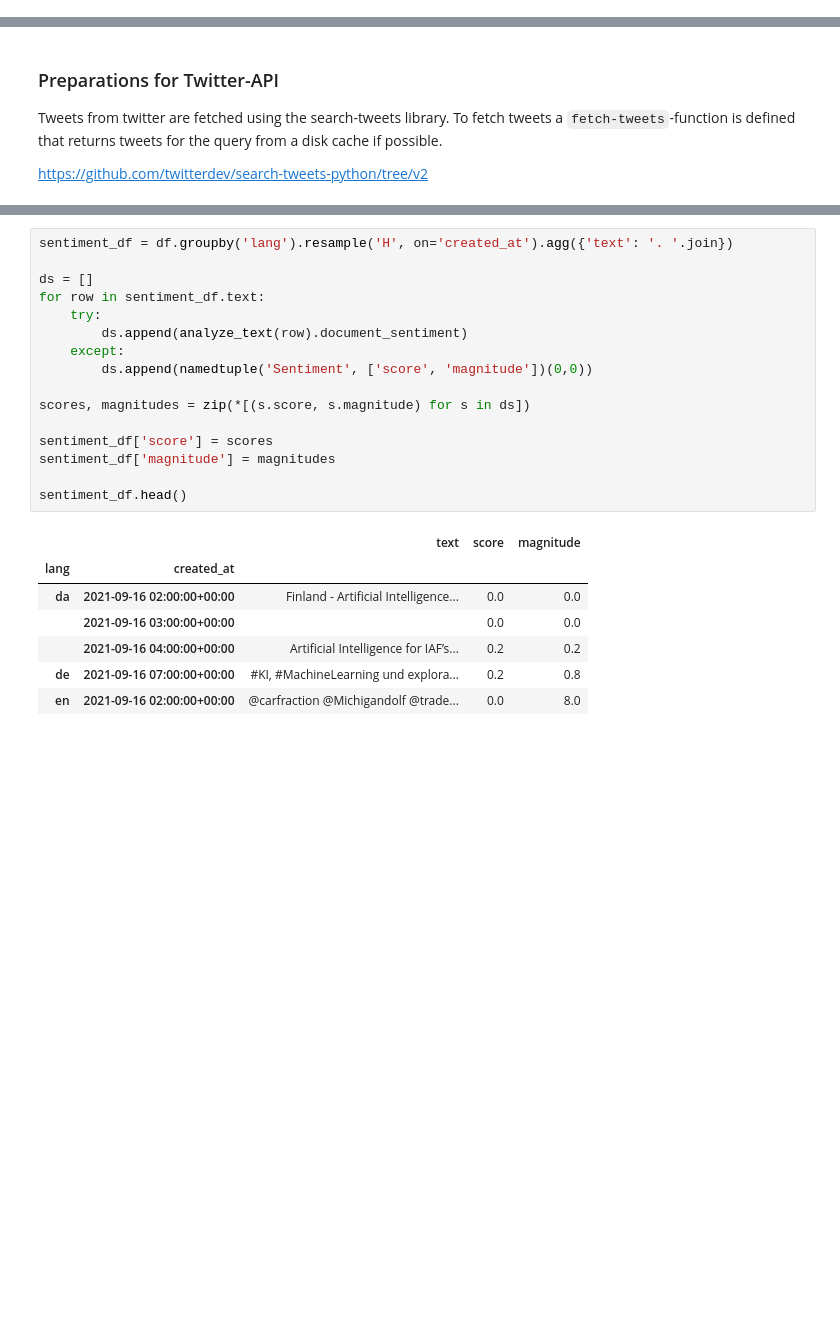
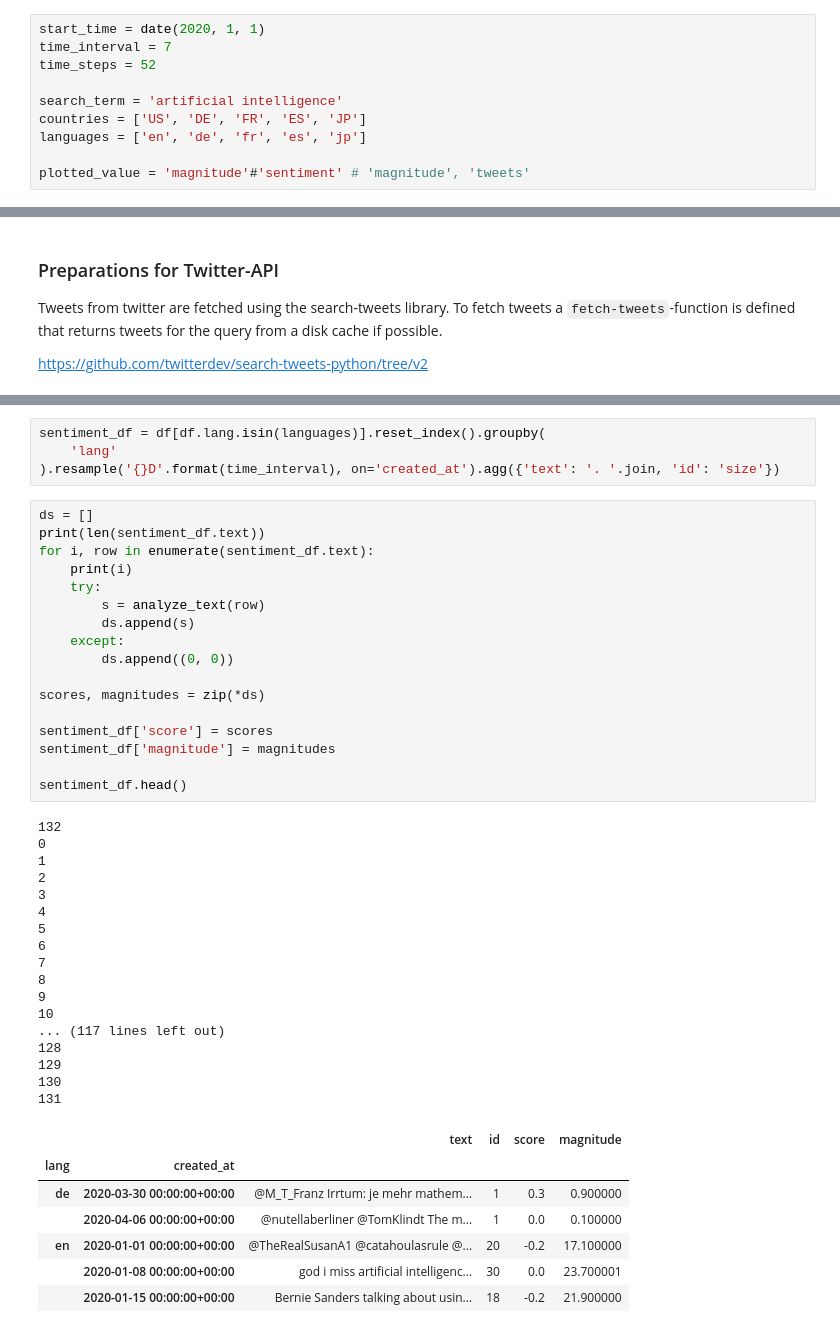
Before and after one commit to lukasleist/tud-is-sentiment, a Jupyter notebook: tool.ipynb, the cells around one changed output, grey strips where cells are left out. Cells and saved outputs as stored; diff of their text form; blank space fills up the shorter version.

```diff
--- a/tool.ipynb
+++ b/tool.ipynb
@@ -44,3 +51,13 @@ from searchtweets import ResultStream, gen_request_parameters, load_credentials
+# %%
+start_time = date(2020, 1, 1)
+time_interval = 7
+time_steps = 52
+
+search_term = 'artificial intelligence'
+countries = ['US', 'DE', 'FR', 'ES', 'JP']
+languages = ['en', 'de', 'fr', 'es', 'jp']
+
+plotted_value = 'magnitude'#'sentiment' # 'magnitude', 'tweets'
 # %% [markdown]
 ### Preparations Google NLP-API
 To authenticate against the Google NLP-API an enviromentvariable `GOOGLE_APPLICATION_CREDENTIALS` pointing to a credentials file must be present in the executing environment.
@@ -140,27 +227,49 @@ df.head()
+# %%
+sentiment_df = df[df.lang.isin(languages)].reset_index().groupby(
+    'lang'
+).resample('{}D'.format(time_interval), on='created_at').agg({'text': '. '.join, 'id': 'size'})
 # %%
-sentiment_df = df.groupby('lang').resample('H', on='created_at').agg({'text': '. '.join})
+ds = []
+print(len(sentiment_df.text))
+for i, row in enumerate(sentiment_df.text):
+    print(i)
+    try:
+        s = analyze_text(row)
+        ds.append(s)
+    except:
+        ds.append((0, 0))
 
-ds = []
-for row in sentiment_df.text:
-    try:
-        ds.append(analyze_text(row).document_sentiment)
-    except:
-        ds.append(namedtuple('Sentiment', ['score', 'magnitude'])(0,0))
-
-scores, magnitudes = zip(*[(s.score, s.magnitude) for s in ds])
+scores, magnitudes = zip(*ds)
 
 sentiment_df['score'] = scores
 sentiment_df['magnitude'] = magnitudes
 
 sentiment_df.head()
 # %% [output]
+132
+0
+1
+2
+3
+4
+5
+6
+7
+8
+9
+10
+... (117 lines left out)
+128
+129
+130
+131
-|  |  | text | score | magnitude |
-| lang | created_at |  |  |  |
-| da | 2021-09-16 02:00:00+00:00 | Finland - Artificial Intelligence... | 0.0 | 0.0 |
-|  | 2021-09-16 03:00:00+00:00 |  | 0.0 | 0.0 |
-|  | 2021-09-16 04:00:00+00:00 | Artificial Intelligence for IAF’s... | 0.2 | 0.2 |
-| de | 2021-09-16 07:00:00+00:00 | #KI, #MachineLearning und explora... | 0.2 | 0.8 |
-| en | 2021-09-16 02:00:00+00:00 | @carfraction @Michigandolf @trade... | 0.0 | 8.0 |
+|  |  | text | id | score | magnitude |
+| lang | created_at |  |  |  |  |
+| de | 2020-03-30 00:00:00+00:00 | @M_T_Franz Irrtum: je mehr mathem... | 1 | 0.3 | 0.900000 |
+|  | 2020-04-06 00:00:00+00:00 | @nutellaberliner @TomKlindt The m... | 1 | 0.0 | 0.100000 |
+| en | 2020-01-01 00:00:00+00:00 | @TheRealSusanA1 @catahoulasrule @... | 20 | -0.2 | 17.100000 |
+|  | 2020-01-08 00:00:00+00:00 | god i miss artificial intelligenc... | 30 | 0.0 | 23.700001 |
+|  | 2020-01-15 00:00:00+00:00 | Bernie Sanders talking about usin... | 18 | -0.2 | 21.900000 |
 # %%
 fig,ax = plt.subplots(figsize=(18, 8))
 
```
Also changed, not shown: parts of 8 cells of this notebook, 3 other files.
